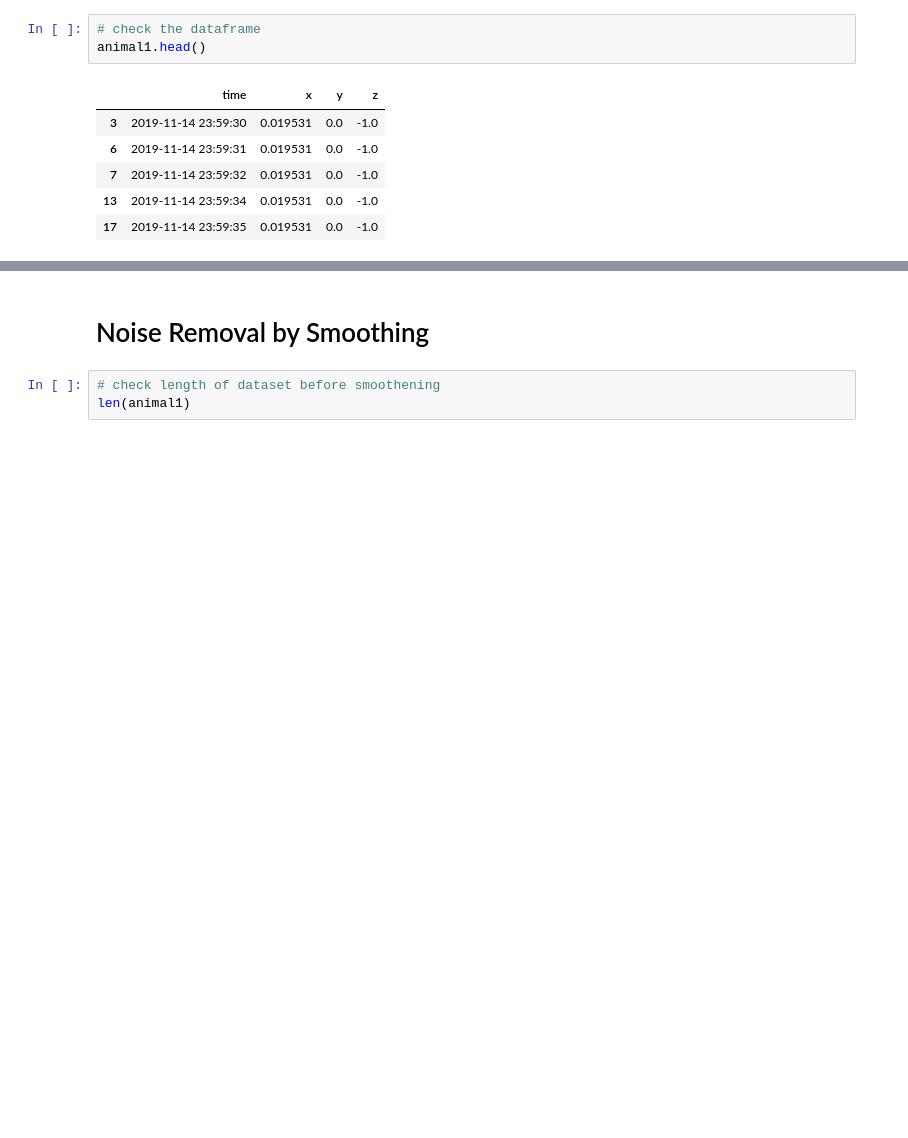
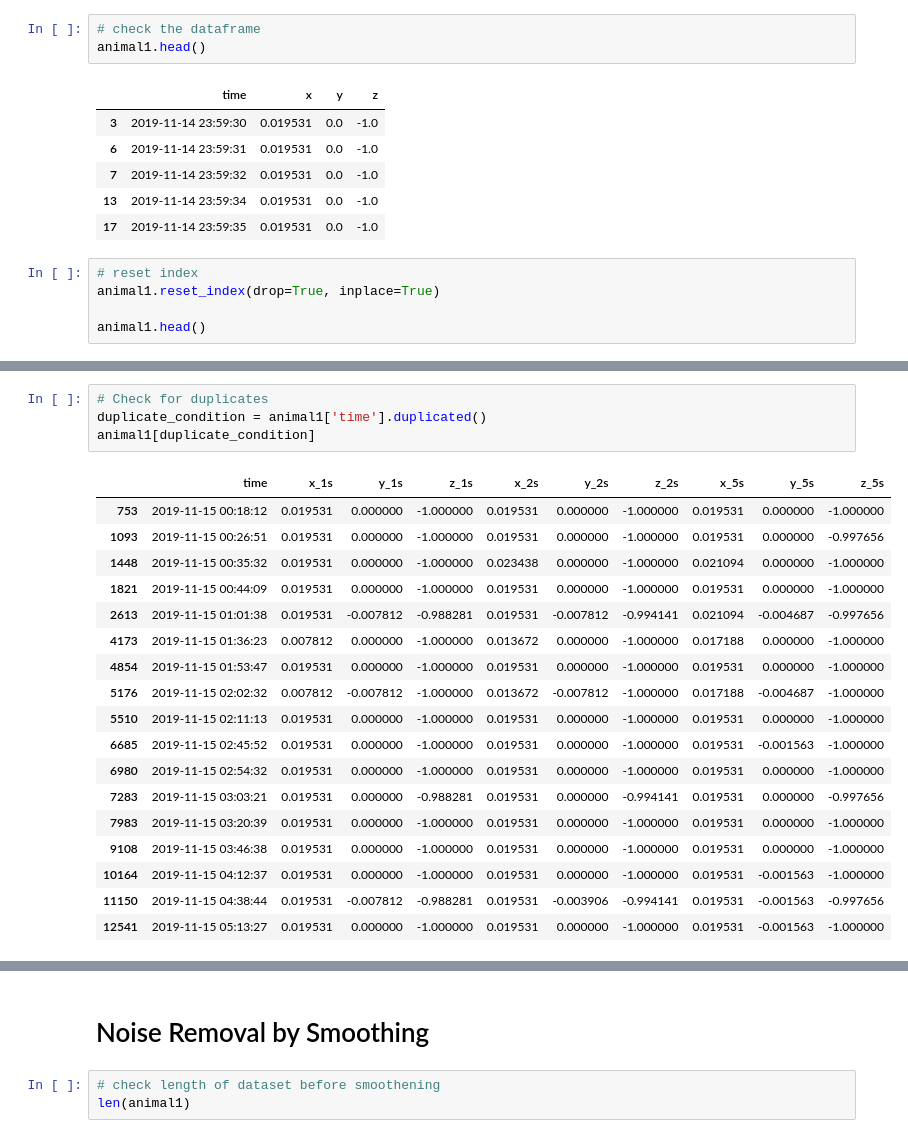
Before and after one commit to tanzimtaher/Predicting-Estrus-in-Cattle-from-Accelerometer-Data, a Jupyter notebook: Script.ipynb, the cells around one changed output, grey strips where cells are left out. Saved outputs shown, nothing was run; the diff lists cells and outputs as text; blank space fills up the shorter version.

```diff
--- a/Script.ipynb
+++ b/Script.ipynb
@@ -126,3 +126,8 @@ animal1.head()
 | 7 | 2019-11-14 23:59:32 | 0.019531 | 0.0 | -1.0 |
 | 13 | 2019-11-14 23:59:34 | 0.019531 | 0.0 | -1.0 |
 | 17 | 2019-11-14 23:59:35 | 0.019531 | 0.0 | -1.0 |
+# %%
+# reset index
+animal1.reset_index(drop=True, inplace=True)
+
+animal1.head()
@@ -128,0 +141,23 @@ animal1.head()
+# %%
+# Check for duplicates
+duplicate_condition = animal1['time'].duplicated()
+animal1[duplicate_condition]
+# %% [output]
+|  | time | x_1s | y_1s | z_1s | x_2s | y_2s | z_2s | x_5s | y_5s | z_5s |
+| 753 | 2019-11-15 00:18:12 | 0.019531 | 0.000000 | -1.000000 | 0.019531 | 0.000000 | -1.000000 | 0.019531 | 0.000000 | -1.000000 |
+| 1093 | 2019-11-15 00:26:51 | 0.019531 | 0.000000 | -1.000000 | 0.019531 | 0.000000 | -1.000000 | 0.019531 | 0.000000 | -0.997656 |
+| 1448 | 2019-11-15 00:35:32 | 0.019531 | 0.000000 | -1.000000 | 0.023438 | 0.000000 | -1.000000 | 0.021094 | 0.000000 | -1.000000 |
+| 1821 | 2019-11-15 00:44:09 | 0.019531 | 0.000000 | -1.000000 | 0.019531 | 0.000000 | -1.000000 | 0.019531 | 0.000000 | -1.000000 |
+| 2613 | 2019-11-15 01:01:38 | 0.019531 | -0.007812 | -0.988281 | 0.019531 | -0.007812 | -0.994141 | 0.021094 | -0.004687 | -0.997656 |
+| 4173 | 2019-11-15 01:36:23 | 0.007812 | 0.000000 | -1.000000 | 0.013672 | 0.000000 | -1.000000 | 0.017188 | 0.000000 | -1.000000 |
+| 4854 | 2019-11-15 01:53:47 | 0.019531 | 0.000000 | -1.000000 | 0.019531 | 0.000000 | -1.000000 | 0.019531 | 0.000000 | -1.000000 |
+| 5176 | 2019-11-15 02:02:32 | 0.007812 | -0.007812 | -1.000000 | 0.013672 | -0.007812 | -1.000000 | 0.017188 | -0.004687 | -1.000000 |
+| 5510 | 2019-11-15 02:11:13 | 0.019531 | 0.000000 | -1.000000 | 0.019531 | 0.000000 | -1.000000 | 0.019531 | 0.000000 | -1.000000 |
+| 6685 | 2019-11-15 02:45:52 | 0.019531 | 0.000000 | -1.000000 | 0.019531 | 0.000000 | -1.000000 | 0.019531 | -0.001563 | -1.000000 |
+| 6980 | 2019-11-15 02:54:32 | 0.019531 | 0.000000 | -1.000000 | 0.019531 | 0.000000 | -1.000000 | 0.019531 | 0.000000 | -1.000000 |
+| 7283 | 2019-11-15 03:03:21 | 0.019531 | 0.000000 | -0.988281 | 0.019531 | 0.000000 | -0.994141 | 0.019531 | 0.000000 | -0.997656 |
+| 7983 | 2019-11-15 03:20:39 | 0.019531 | 0.000000 | -1.000000 | 0.019531 | 0.000000 | -1.000000 | 0.019531 | 0.000000 | -1.000000 |
+| 9108 | 2019-11-15 03:46:38 | 0.019531 | 0.000000 | -1.000000 | 0.019531 | 0.000000 | -1.000000 | 0.019531 | 0.000000 | -1.000000 |
+| 10164 | 2019-11-15 04:12:37 | 0.019531 | 0.000000 | -1.000000 | 0.019531 | 0.000000 | -1.000000 | 0.019531 | -0.001563 | -1.000000 |
+| 11150 | 2019-11-15 04:38:44 | 0.019531 | -0.007812 | -0.988281 | 0.019531 | -0.003906 | -0.994141 | 0.019531 | -0.001563 | -0.997656 |
+| 12541 | 2019-11-15 05:13:27 | 0.019531 | 0.000000 | -1.000000 | 0.019531 | 0.000000 | -1.000000 | 0.019531 | -0.001563 | -1.000000 |
```
Also changed, not shown: parts of 10 cells of this notebook.
